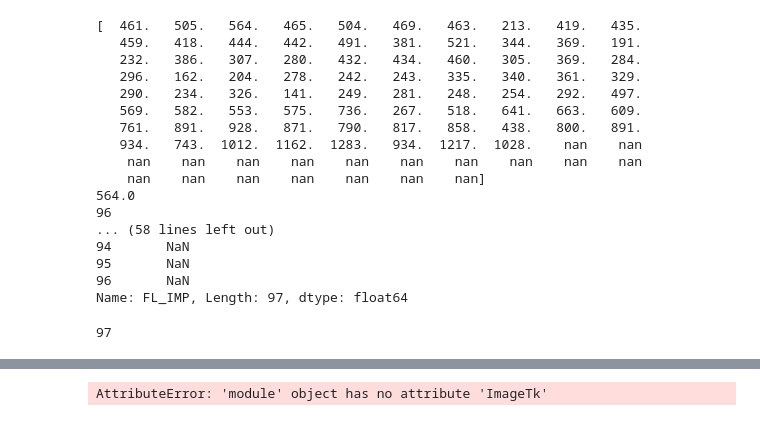
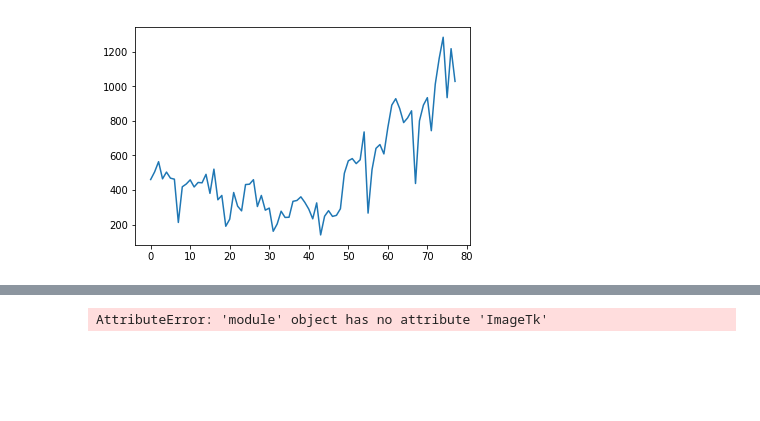
Before and after one commit to giannizatt/NCFApp, a Jupyter notebook: NCFApp.ipynb, the cells around one changed output, grey strips where cells are left out. Saved outputs shown, nothing was run; the diff lists cells and outputs as text; code cells hidden in the pictures; blank space fills up the shorter version.

```diff
--- a/NCFApp.ipynb
+++ b/NCFApp.ipynb
@@ -10,28 +10,11 @@ import pandas            as pd   # libreria per la gestione del file csv
 import seaborn           as sb   # libreria per la costruzione di grafici
 import matplotlib.pyplot as plt  # libreria ausiliaria per la costruzione di grafici
 import Tkinter           as tk   # libreria per l'interfaccia grafica
-import PIL
-
+import PIL                       # libreria per la gestione delle immagini
+from statsmodels.tsa.stattools import acf, pacf, adfuller
+from statsmodels.tsa.seasonal  import seasonal_decompose
 
 # Carica il dataframe dei dati dal file csv
-
-df_sstor = pd.read_csv('NCFAdati.csv',sep=';')
-
-# Crea il dataframe con i totali di BDT
-
-df_totbdt = pd.DataFrame()
-df_totbdt['MESE'] = df_sstor['MESE']
-df_totbdt['FL_BDT'] = df_sstor['FL_IMP']+df_sstor['FL_PER']+df_sstor['FL_AZR']+df_sstor['FL_RET']
-df_totbdt['CP_BDT'] = df_sstor['CP_IMP']+df_sstor['CP_PER']+df_sstor['CP_AZR']+df_sstor['CP_RET']
-df_totbdt['ST_BDT'] = df_sstor['ST_IMP']+df_sstor['ST_PER']+df_sstor['ST_AZR']+df_sstor['ST_RET']
-
-# Funzione che espone l'ultimo consuntivo caricato
-def Lastcons():
-    df_mesi = df_sstor['MESE']
-    return max(df_mesi)
-
-# Funzione che prepara un grafico e lo salva in una figura
-def SimplePlot(SeriePandas=None,LabelofSerie=None):
-    plt.plot(SeriePandas,label=LabelofSerie)
-    plt.legend()
-    return plt.figure()
+df_sstor = pd.read_csv('NCFAdati.csv',sep=',')
+# Converte la prima colonna 'MESE' da stringa a data
+df_sstor['MESE']=pd.to_datetime(df_sstor['MESE'],format='%Y/%m')
@@ -38,30 +32,6 @@ def SimplePlot(SeriePandas=None,LabelofSerie=None):
 # %%
 SP = df_sstor['FL_IMP']
+a=plt.plot(SP)
+plt.show(a)
+# %% [output]
+[figure, added]
-# %%
-
-print SP.values
-print SP[2]
-print max(SP.index)
-print SP
-# %% [output]
-[  461.   505.   564.   465.   504.   469.   463.   213.   419.   435.
-   459.   418.   444.   442.   491.   381.   521.   344.   369.   191.
-   232.   386.   307.   280.   432.   434.   460.   305.   369.   284.
-   296.   162.   204.   278.   242.   243.   335.   340.   361.   329.
-   290.   234.   326.   141.   249.   281.   248.   254.   292.   497.
-   569.   582.   553.   575.   736.   267.   518.   641.   663.   609.
-   761.   891.   928.   871.   790.   817.   858.   438.   800.   891.
-   934.   743.  1012.  1162.  1283.   934.  1217.  1028.    nan    nan
-    nan    nan    nan    nan    nan    nan    nan    nan    nan    nan
-    nan    nan    nan    nan    nan    nan    nan]
-564.0
-96
-... (58 lines left out)
-94       NaN
-95       NaN
-96       NaN
-Name: FL_IMP, Length: 97, dtype: float64
-# %%
-print len(df_sstor['FL_IMP'])
-# %% [output]
-97
```
Also changed, not shown: parts of 8 cells of this notebook, 1 other file.
